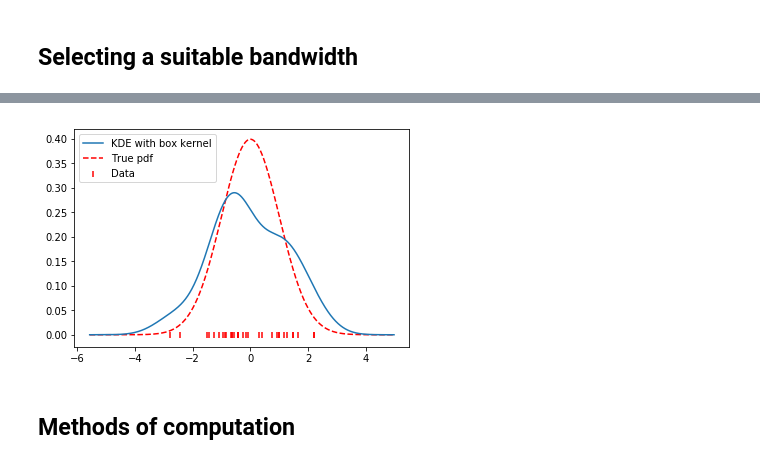
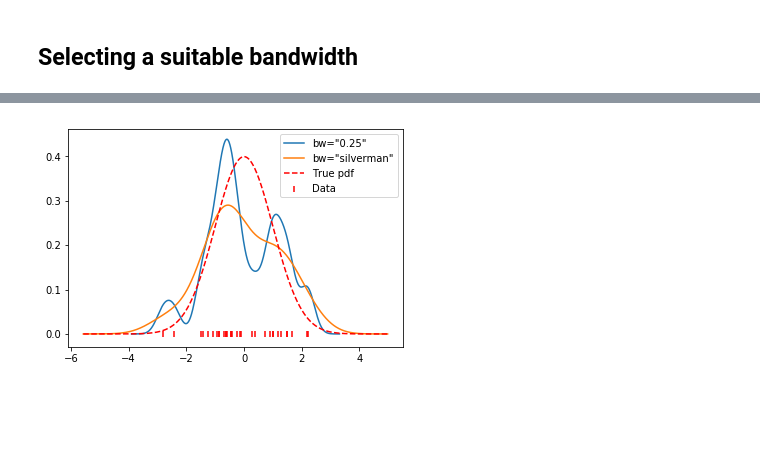
Before and after one commit to tommyod/KDEpy, a Jupyter notebook: docs/source/introduction.ipynb, the cells around one changed output, grey strips where cells are left out. Cells and saved outputs as stored; diff of their text form; code cells hidden in the pictures; blank space fills up the shorter version.

```diff
--- a/docs/source/introduction.ipynb
+++ b/docs/source/introduction.ipynb
@@ -99,6 +117,6 @@ The gaussian is smooth, and so the result of our estimate will also be smooth.
 # %%
 # Use the FFTKDE with a smooth Gaussian
-x, y = FFTKDE(kernel='gaussian', bw=1).fit(data).evaluate()
+x, y = FFTKDE(kernel='gaussian', bw=0.7).fit(data).evaluate()
 
 plt.plot(x, y, zorder=10, label='KDE with box kernel')
 plt.scatter(data, np.zeros_like(data), marker='|', c='r', label='Data')
@@ -115,11 +142,10 @@ $$\hat{f}(x) = \frac{1}{N} \sum_{i=1}^N K \left( x-x_i \right) \quad \to \quad \
 # %%
-x, y = FFTKDE(kernel='gaussian', bw='silverman').fit(data).evaluate()
+for bw in [0.25, 'silverman']:
+    x, y = FFTKDE(kernel='gaussian', bw=bw).fit(data).evaluate()
+    plt.plot(x, y, label=f'bw="{bw}"')
 
-plt.plot(x, y, zorder=10, label='KDE with box kernel')
 plt.scatter(data, np.zeros_like(data), marker='|', c='r', label='Data')
 plt.plot(x, distribution.pdf(x), label='True pdf', c='r', ls='--')
 plt.legend(loc='best');
 # %% [output]
-[figure, old version]
+[figure, new version]
-# %% [markdown]
-## Methods of computation
```
Also changed, not shown: parts of 19 cells of this notebook, 3 other files.
